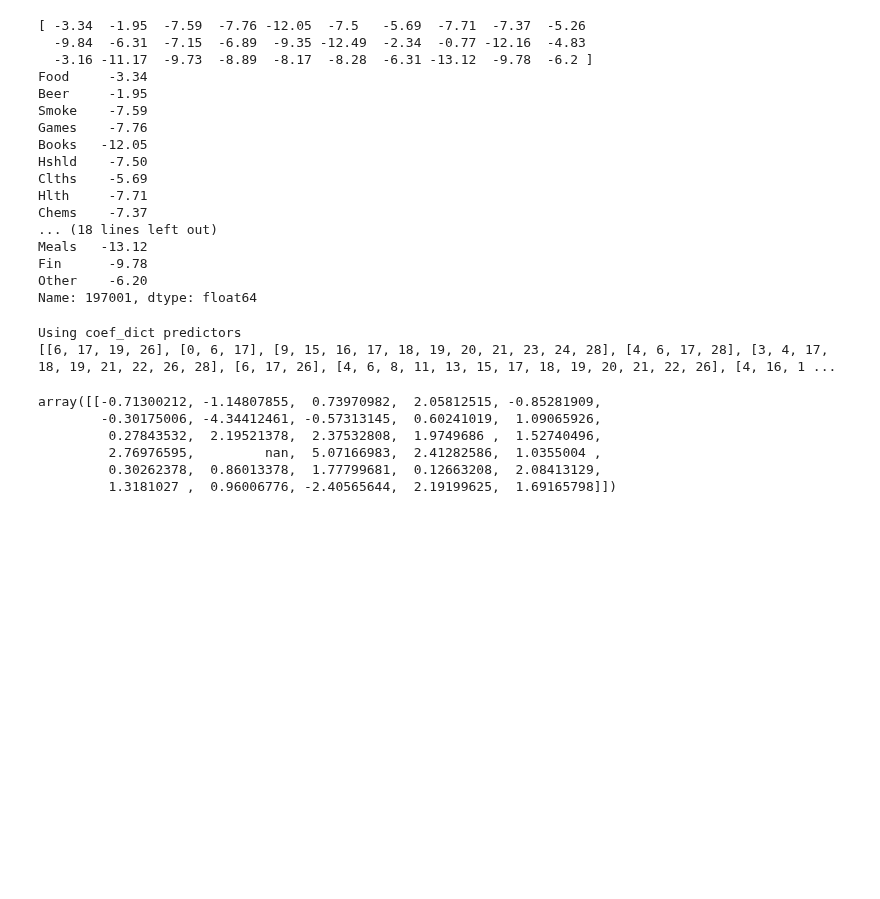
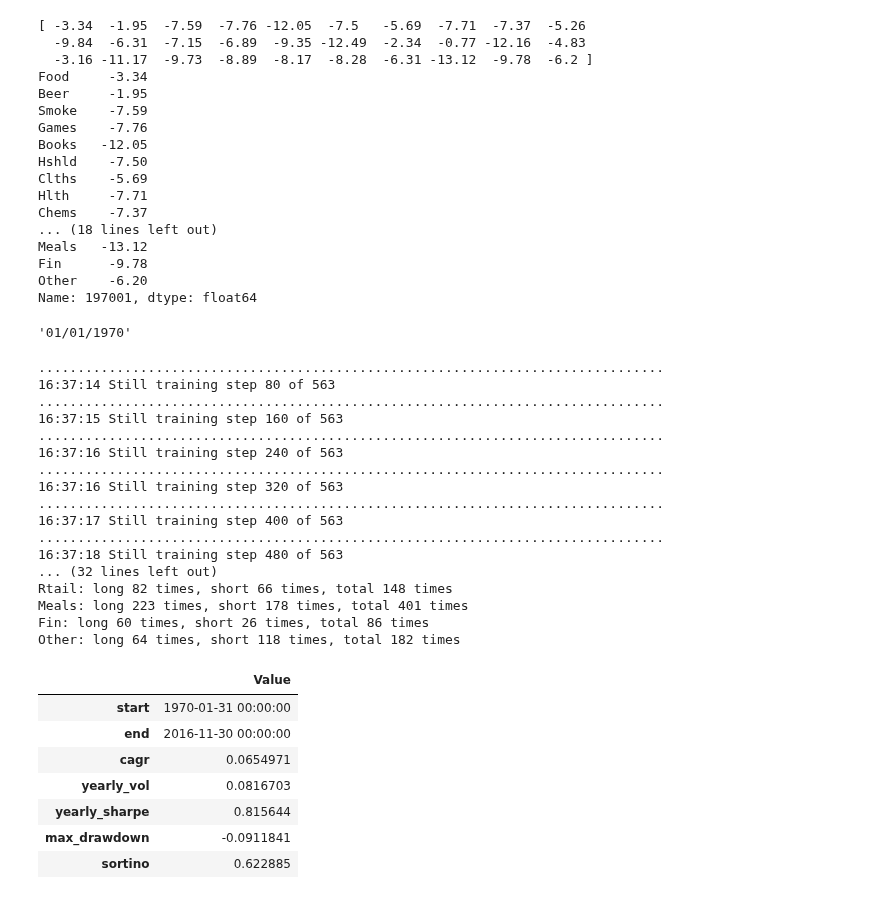
Before and after one commit to druce/Machine-learning-for-financial-market-prediction, a Jupyter notebook: Replicate Paper by Rapach, Strauss, Tu, Zhou-refactor.ipynb, the cells around one changed output. Cells and saved outputs as stored; diff of their text form; code cells hidden in the pictures; blank space fills up the shorter version.

```diff
--- a/Replicate Paper by Rapach, Strauss, Tu, Zhou-refactor.ipynb
+++ b/Replicate Paper by Rapach, Strauss, Tu, Zhou-refactor.ipynb
@@ -341,11 +341,11 @@ if True: # turn off/on
     coef_dict_temp['Fin.lead'] = ['Fin']
     coef_dict_temp['Other.lead'] = ['Clths', 'Fin']
 
-coef_dict = []
+coef_dict_paper = []
 for response in coef_dict_temp.keys():
     print(response, " -> ", coef_dict_temp[response])
-    coef_dict.append([predictor_reverse_dict[jstr] for jstr in coef_dict_temp[response]])
-print(coef_dict)
+    coef_dict_paper.append([predictor_reverse_dict[jstr] for jstr in coef_dict_temp[response]])
+print(coef_dict_paper)
 # %% [output]
 Food.lead  ->  ['Clths', 'Coal', 'Util', 'Rtail']
 Beer.lead  ->  ['Food', 'Clths', 'Coal']
@@ -722,21 +749,47 @@ def calc_returns(prediction_row, return_row, numstocks=NUMSTOCKS, verbose=False)
 
     # compute equal weighted long/short return
     return np.mean(return_row[long_indexes])/2 - np.mean(return_row[short_indexes])/2, long_indexes, short_indexes
+# %%
+start_date_int = data.index[FIRST_TRAIN_MONTHS]
+start_year, start_month = start_date_int // 100, start_date_int % 100
+start_date_str = "%02d/%02d/%d" % (start_month, 1, start_year)
+start_date_str
+# %% [output]
+'01/01/1970'
 # %%
-coef_dict = subset_selection(X, Y, LassoLarsIC(criterion='aic'))
-backtestmodel = BacktestModel(X, Y, LinearRegression, coef_dict_param=coef_dict, startindex=FIRST_TRAIN_MONTHS)
-backtestmodel.gen_predictions(FIRST_TRAIN_MONTHS, verbose=False)
-backtestmodel.gen_returns(calc_returns, FIRST_PREDICT_MONTH, verbose=False)
-backtestmodel.report_returns(first_pred_month=FIRST_PREDICT_MONTH, start_date='01/01/1970', freq='M')
+
+#coef_dict = subset_selection(X, Y, LassoLarsIC(criterion='aic'))
+
+backtestmodel = BacktestModel(X, Y, LinearRegression, coef_dict_param=coef_dict_paper, startindex=FIRST_TRAIN_MONTHS)
+backtestmodel.gen_predictions(verbose=False)
+backtestmodel.gen_returns(calc_returns, verbose=False)
+backtestmodel.report_returns(start_date=start_date_str, freq='M')
 # %% [output]
-Using coef_dict predictors
-[[6, 17, 19, 26], [0, 6, 17], [9, 15, 16, 17, 18, 19, 20, 21, 23, 24, 28], [4, 6, 17, 28], [3, 4, 17, 18, 19, 21, 22, 26, 28], [6, 17, 26], [4, 6, 8, 11, 13, 15, 17, 18, 19, 20, 21, 22, 26], [4, 16, 1 ...
+................................................................................
+16:37:14 Still training step 80 of 563
+................................................................................
+16:37:15 Still training step 160 of 563
+................................................................................
+16:37:16 Still training step 240 of 563
+................................................................................
+16:37:16 Still training step 320 of 563
+................................................................................
+16:37:17 Still training step 400 of 563
+................................................................................
+16:37:18 Still training step 480 of 563
+... (32 lines left out)
+Rtail: long 82 times, short 66 times, total 148 times
+Meals: long 223 times, short 178 times, total 401 times
+Fin: long 60 times, short 26 times, total 86 times
+Other: long 64 times, short 118 times, total 182 times
-array([[-0.71300212, -1.14807855,  0.73970982,  2.05812515, -0.85281909,
-        -0.30175006, -4.34412461, -0.57313145,  0.60241019,  1.09065926,
-         0.27843532,  2.19521378,  2.37532808,  1.9749686 ,  1.52740496,
-         2.76976595,         nan,  5.07166983,  2.41282586,  1.0355004 ,
-         0.30262378,  0.86013378,  1.77799681,  0.12663208,  2.08413129,
-         1.3181027 ,  0.96006776, -2.40565644,  2.19199625,  1.69165798]])
+|  | Value |
+| start | 1970-01-31 00:00:00 |
+| end | 2016-11-30 00:00:00 |
+| cagr | 0.0654971 |
+| yearly_vol | 0.0816703 |
+| yearly_sharpe | 0.815644 |
+| max_drawdown | -0.0911841 |
+| sortino | 0.622885 |
 # %%
 def mychart(args, names=None):
     x_coords = np.linspace(1970, 2016, args[0].shape[0])
```
Also changed, not shown: parts of 14 cells of this notebook, 1 other file.
